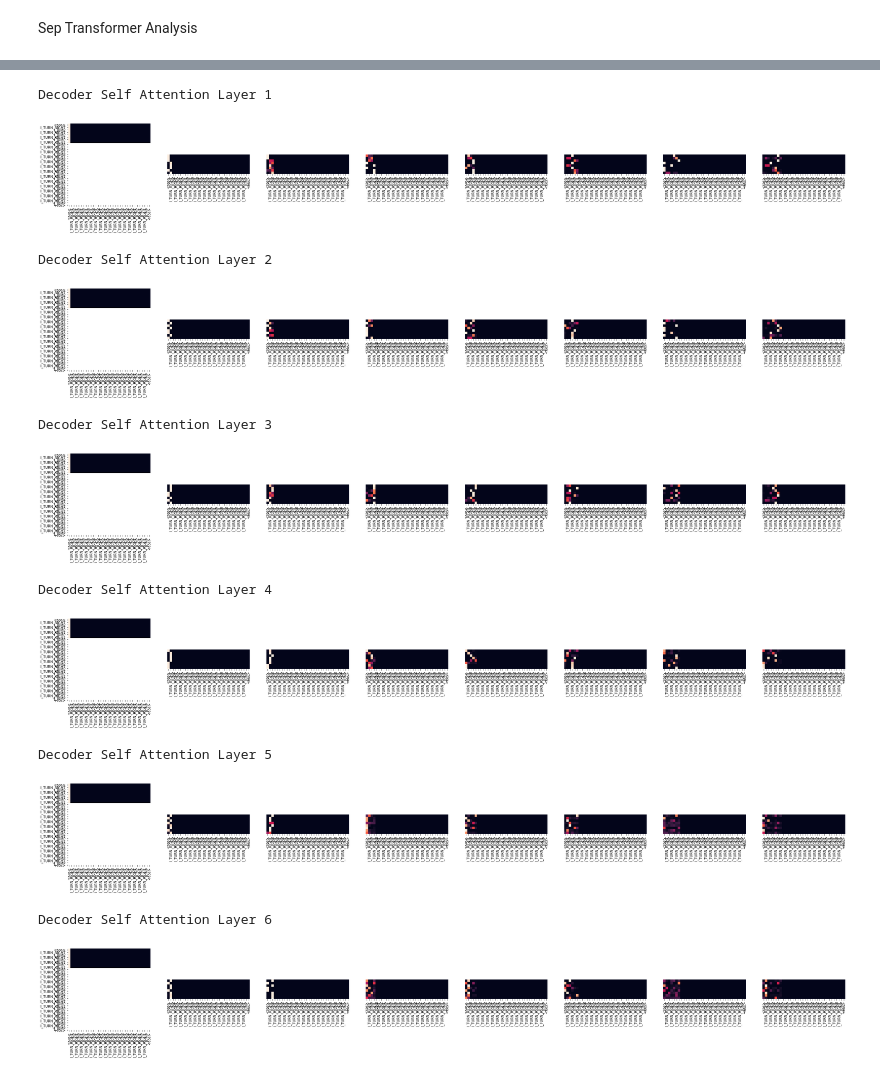
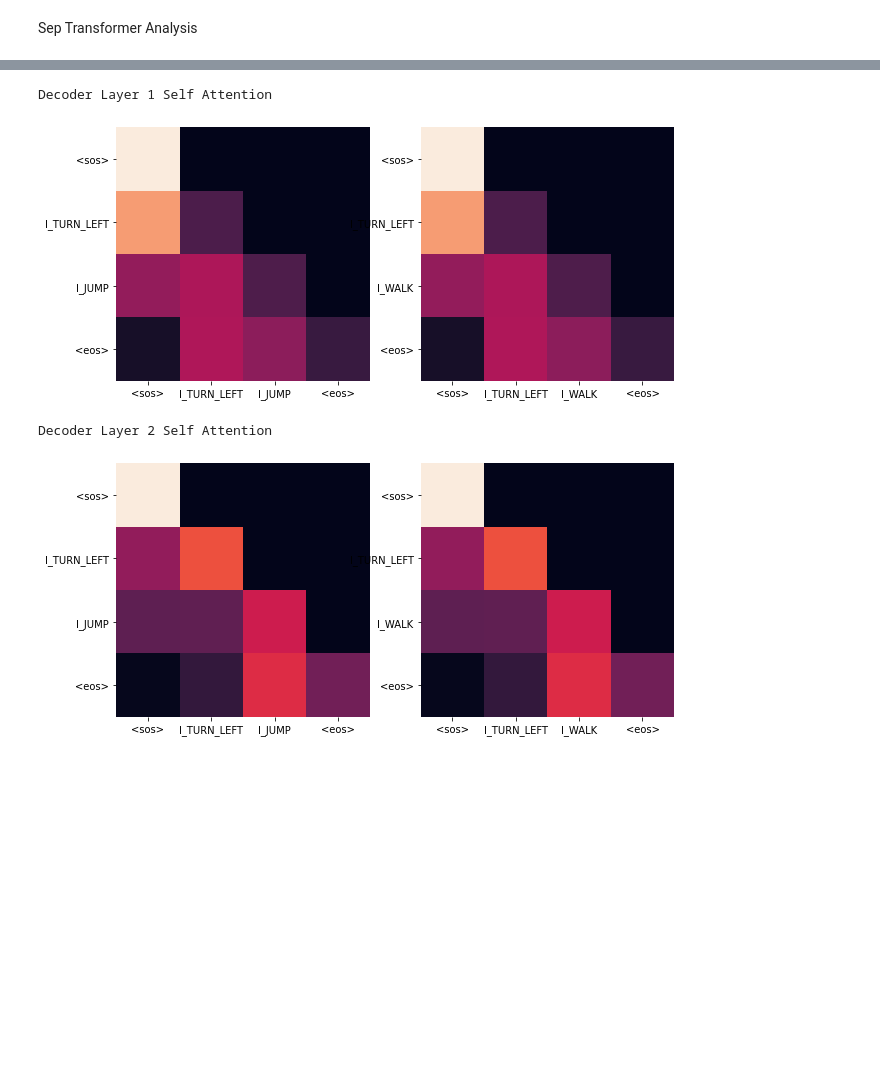
Before and after one commit to ayushchakravarthy/language_compositionality, a Jupyter notebook: Plot.ipynb, the cells around one changed output, grey strips where cells are left out. Cells and saved outputs as stored; diff of their text form; code cells hidden in the pictures; blank space fills up the shorter version.

```diff
--- a/Plot.ipynb
+++ b/Plot.ipynb
@@ -405,0 +472,6 @@ SRC, TRG, data, pos_data = build_scan(split='addjump', batch_size=64, device='cp
+# %%
+ss = []
+ss_ann = []
+for s, s_ann in zip(src_txt, src_ann_txt):
+    ss.append(s.split())
+    ss_ann.append(s_ann.split())
@@ -405,0 +547,6 @@ SRC, TRG, data, pos_data = build_scan(split='addjump', batch_size=64, device='cp
+# %%
+tt = []
+tt_ann = []
+for t, t_ann in zip(trg_txt, trg_ann_txt):
+    tt.append(t.split())
+    tt_ann.append(t_ann.split())
@@ -473,8 +648,19 @@ with torch.no_grad():
+# %%
+predictions = []
+for s in pred:
+    prediction = '<sos> '
+    for i in range(1, s.shape[0]):
+        sym = TRG.vocab.itos[s[i]]
+        if sym == '<eos>': break
+        prediction += sym + ' '
+    prediction += '<eos>'
+    predictions.append(prediction.split())
 # %%
-for layer in range(0, 6):
-    fig, axs = plt.subplots(1, 8, figsize=(40, 40))
+enc_maps = attn_wt.get('Encoder')
+for layer in range(2):
+    fig, axs = plt.subplots(1, 2, figsize=(10, 10))
     print(f"Encoder Layer {layer + 1}")
-    for h in range(8):
-        draw(attn_wts.get('Encoder')[layer][2][:, h, :][:len(ss), :len(ss)], ss, ss if h == 0 else [], ax=axs[h])
+    for i in range(2):
+        draw(torch.mean(attn_wt.get('Encoder')[layer][i], axis=0)[:len(ss[i]), :len(ss[i])], ss[i], ss[i], ax=axs[i])
     plt.show()
 # %% [output]
@@ -493,22 +672,14 @@ Encoder Layer 6
 # %%
-for layer in range(0, 6, 1):
-    fig, axs = plt.subplots(1, 8, figsize=(40, 40))
-    print(f"Decoder Self Attention Layer {layer + 1}")
-    for h in range(8):
-        draw(attn_wts.get('Decoder')[layer].get('Sublayer1')[2][:, h, :][:len(tt), :len(tt)],
-             tt, tt if h == 0 else [], ax=axs[h])
+dec_maps = attn_wt.get('Decoder')
+for layer in range(2):
+    fig, axs = plt.subplots(1, 2, figsize=(10, 10))
+    print(f'Decoder Layer {layer + 1} Self Attention')
+    for i in range(2):
+        draw(torch.mean(dec_maps[layer].get('Sublayer1')[i], axis=0)[:len(tt[i]), :len(tt[i])], tt[i], tt[i], ax=axs[i])
     plt.show()
 # %% [output]
-Decoder Self Attention Layer 1
+Decoder Layer 1 Self Attention
-[figure, old version]
+[figure, new version]
-Decoder Self Attention Layer 2
+Decoder Layer 2 Self Attention
-[figure, old version]
+[figure, new version]
-Decoder Self Attention Layer 3
-[figure, removed]
-Decoder Self Attention Layer 4
-[figure, removed]
-Decoder Self Attention Layer 5
-[figure, removed]
-Decoder Self Attention Layer 6
-[figure, removed]
 # %%
```
Also changed, not shown: parts of 32 cells of this notebook, 1 other file.
